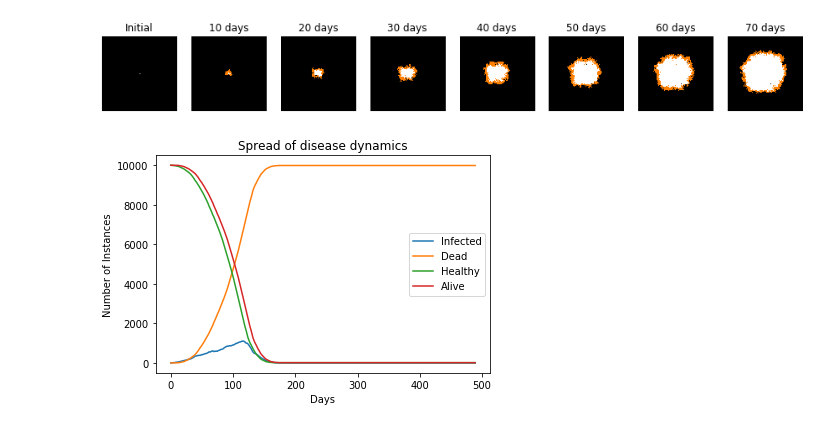
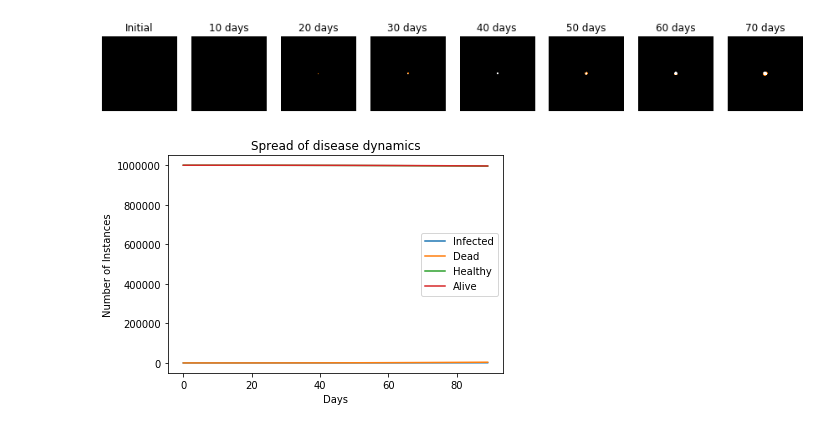
Before and after one commit to tamojit-maiti-ABI/covid-19-sim, a Jupyter notebook: FiniteAutomata.ipynb, the cells around one changed output. Cells and saved outputs as stored; diff of their text form; code cells hidden in the pictures.

```diff
--- a/FiniteAutomata.ipynb
+++ b/FiniteAutomata.ipynb
@@ -2,8 +2,8 @@
 import numpy as np
 import matplotlib.pyplot as plt
 # %%
-size = 100 # size
-timeframe = 500 # timeframe
+size = 1000 # size
+timeframe = 100 # timeframe
 
 # situation matrix
 X = np.zeros(shape = (size,size,timeframe+1))
@@ -105,6 +105,7 @@ def evolve(X, transmission_probability, threshold, timeframe):
                     if isDead(i1,i2,t,t0 = threshold):
                         X[i1,i2,t+1] = 2
 
+
     return {'end_state':X[:,:,:],
            'n_infected':n_infected,
            'n_dead':n_dead}
@@ -112,7 +113,7 @@ def evolve(X, transmission_probability, threshold, timeframe):
 # # transition
 # def transition(X):
 # %%
-model = evolve(X,transmission_probability = 0.1, threshold = 7, timeframe = 490)
+model = evolve(X,transmission_probability = 0.1, threshold = 7, timeframe = 90)
 
 # plot
 plt.figure(figsize = (15,15))
@@ -131,34 +132,34 @@ plt.imshow(model['end_state'][:,:,20], cmap = 'afmhot')
 plt.title('20 days')
 plt.axis('off')
 
 plt.subplot(184)
 plt.imshow(model['end_state'][:,:,30], cmap = 'afmhot')
 plt.title('30 days')
 plt.axis('off')
 
 plt.subplot(185)
 plt.imshow(model['end_state'][:,:,40], cmap = 'afmhot')
 plt.title('40 days')
 plt.axis('off')
 
 plt.subplot(186)
 plt.imshow(model['end_state'][:,:,50], cmap = 'afmhot')
 plt.title('50 days')
 plt.axis('off')
 
 plt.subplot(187)
 plt.imshow(model['end_state'][:,:,60], cmap = 'afmhot')
 plt.title('60 days')
 plt.axis('off')
 
 plt.subplot(188)
 plt.imshow(model['end_state'][:,:,70], cmap = 'afmhot')
 plt.title('70 days')
 plt.axis('off')
 
 plt.show()
 # %% [output]
-[figure, old version]
+[figure, new version]
 # %%
 initial_pop = size * size
 infected = model['n_infected']
@@ -176,4 +177,4 @@ plt.title('Spread of disease dynamics')
 plt.legend()
 plt.show()
 # %% [output]
-[figure, old version]
+[figure, new version]
```
Also changed, not shown: parts of 1 cell of this notebook, 1 other file.
